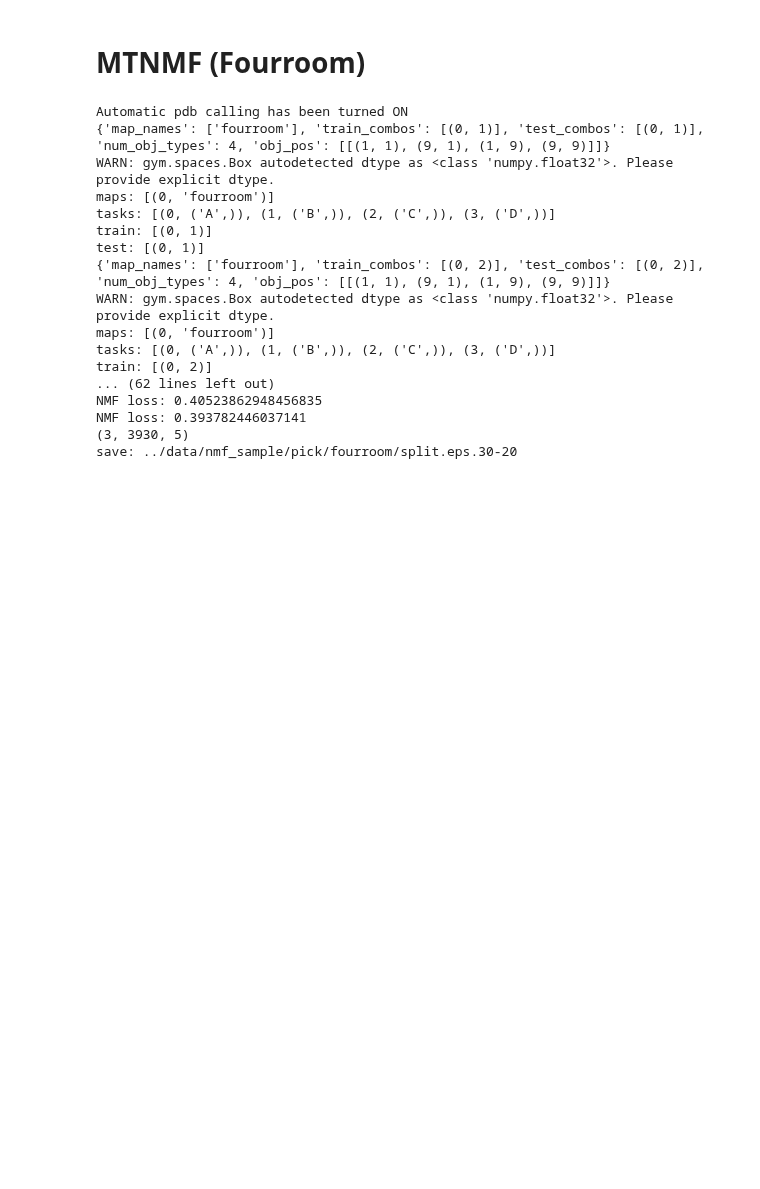
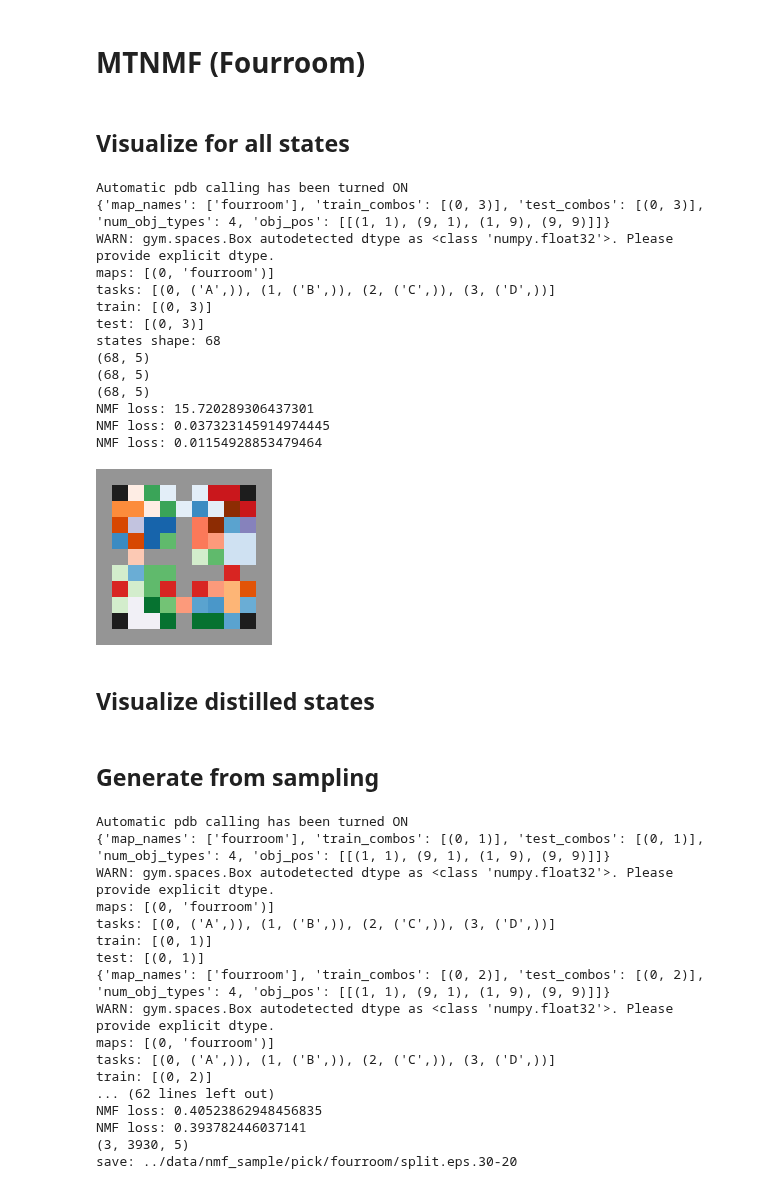
Before and after one commit to lchenat/TSA, a Jupyter notebook: ipynb/pick_nmf.ipynb, the cells around one changed output. Drawn from its saved outputs; the diff is of its cells as text; code cells hidden in the pictures; blank space fills up the shorter version.

```diff
--- a/ipynb/pick_nmf.ipynb
+++ b/ipynb/pick_nmf.ipynb
@@ -256,0 +360,59 @@ ipdb> q
+# %% [markdown]
+## Visualize for all states
+# %%
+%pdb on
+n_abs = 50
+l1_ratio = 0.0 # this is currently not working... since alpha is not set
+horizon = 100
+n_trajs = 10
+
+
+expert_dict = {
+    0: '../log/pick.mask.fourroom.0.min_dis-1/tsa.baseline.n_abs-512/_/0.190325-172629/models/step-92160-mean-10.86',
+    1: '../log/pick.mask.fourroom.1.min_dis-1/tsa.baseline.n_abs-512/_/0.190325-172739/models/step-92160-mean-10.74',
+    2: '../log/pick.mask.fourroom.2.min_dis-1/tsa.baseline.n_abs-512/_/0.190325-172847/models/step-92160-mean-10.81',
+    #3: '../log/pick.mask.fourroom.3.min_dis-1/tsa.baseline.n_abs-512/_/0.190325-172956/models/step-92160-mean-10.87'
+}
+
+env, states = get_visualization_env()
+
+decomposer = MTNMF(n_abs, max_iter=5000, tol=0.0001)
+
+experts = dict()
+
+for goal_idx, weight_path in expert_dict.items():
+    experts[goal_idx] = get_expert(weight_path, action_dim)
+
+pvs = []
+
+for goal_idx in expert_dict:
+    cur_infos = {'task_id': [goal_idx] * len(states)}
+    pv = F.softmax(experts[goal_idx].get_logits(states, cur_infos), dim=-1).cpu().detach().numpy()
+    print(pv.shape)
+    pv = pv.reshape(pv.shape[0], -1)
+    pvs.append(pv)
+
+pvs = np.stack(pvs, 0)
+A, S, info = MTNMF(n_abs, max_iter=5000, l1_ratio=l1_ratio).fit(pvs.transpose(0, 2, 1))
+
+abs_list = S.T.argmax(1)
+img = get_img(env, abs_list)
+imshow(img)
+# %% [output]
+Automatic pdb calling has been turned ON
+{'map_names': ['fourroom'], 'train_combos': [(0, 3)], 'test_combos': [(0, 3)], 'num_obj_types': 4, 'obj_pos': [[(1, 1), (9, 1), (1, 9), (9, 9)]]}
+WARN: gym.spaces.Box autodetected dtype as <class 'numpy.float32'>. Please provide explicit dtype.
+maps: [(0, 'fourroom')]
+tasks: [(0, ('A',)), (1, ('B',)), (2, ('C',)), (3, ('D',))]
+train: [(0, 3)]
+test: [(0, 3)]
+states shape: 68
+(68, 5)
+(68, 5)
+(68, 5)
+NMF loss: 15.720289306437301
+NMF loss: 0.037323145914974445
+NMF loss: 0.01154928853479464
+[figure, added]
+# %% [markdown]
+## Visualize distilled states
@@ -257,3 +427,5 @@ ipdb> q
+# %% [markdown]
+## Generate from sampling
 # %%
 %pdb on
 n_abs = 20
```
Also changed, not shown: parts of 4 cells of this notebook, 1 other file.
